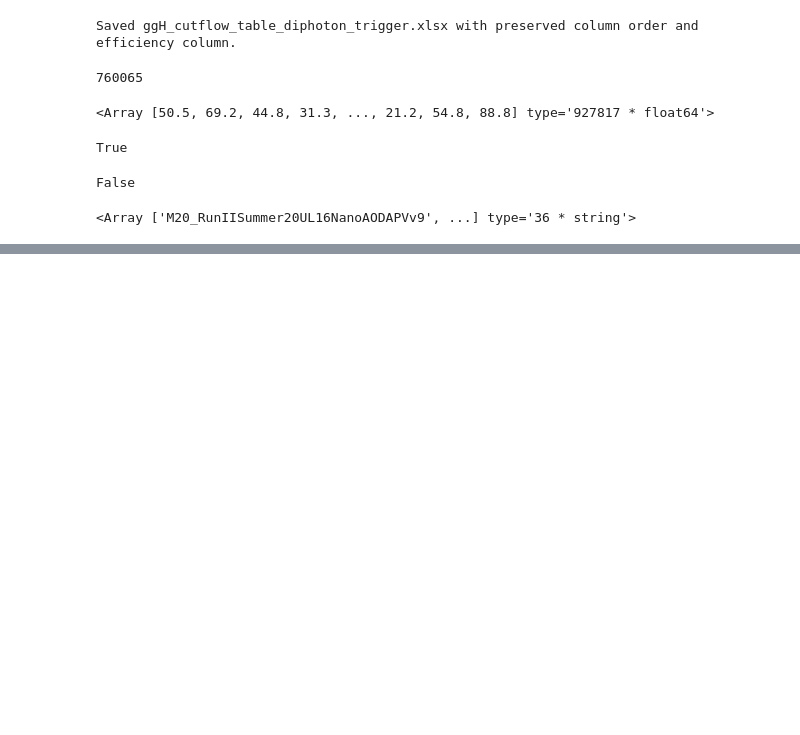
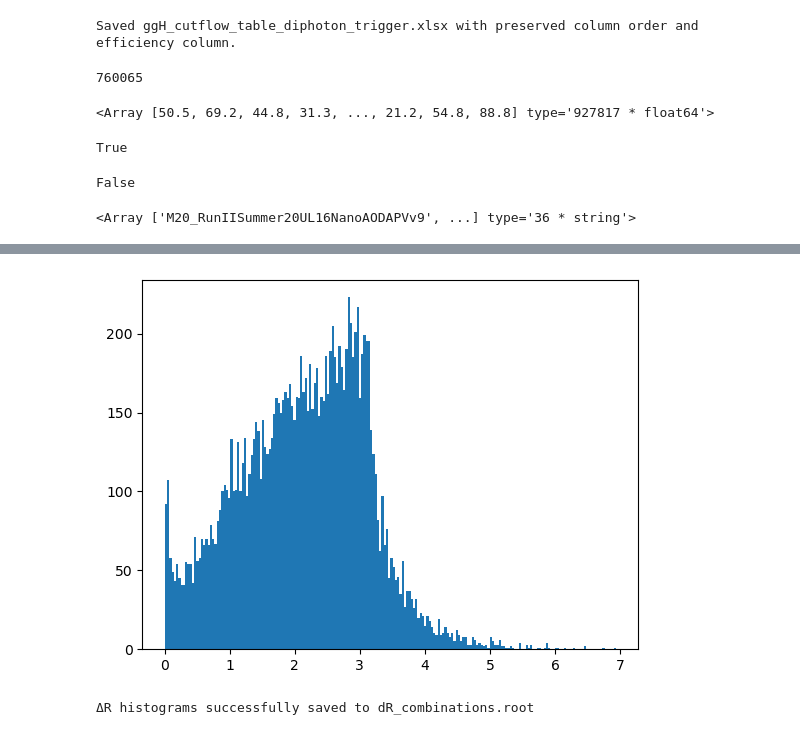
Before and after one commit to Bapi2X22/HiggsAnalysis, a Jupyter notebook: Effeciency.ipynb, the cells around one changed output, grey strips where cells are left out. Saved outputs shown, nothing was run; the diff lists cells and outputs as text; code cells hidden in the pictures; blank space fills up the shorter version.

```diff
--- a/Effeciency.ipynb
+++ b/Effeciency.ipynb
@@ -1282,0 +1926,46 @@ datasets
+# %%
+plt.hist(dR_genSublead_recoLead, bins = 200);
+# %% [output]
+[figure, added]
+# %%
+# --------------------------
+# ROOT output setup
+# --------------------------
+outFile = ROOT.TFile("dR_combinations.root", "RECREATE")
+
+# Histogram parameters
+nbins = 100
+xmin, xmax = 0.0, 5.0
+
+# --------------------------
+# Create histograms
+# --------------------------
+h_dR_genLead_recoLead = ROOT.TH1F("dR_genLead_recoLead", "#DeltaR(gen lead, reco lead);#DeltaR;Events", nbins, xmin, xmax)
+h_dR_genLead_recoSublead = ROOT.TH1F("dR_genLead_recoSublead", "#DeltaR(gen lead, reco sublead);#DeltaR;Events", nbins, xmin, xmax)
+h_dR_genSublead_recoLead = ROOT.TH1F("dR_genSublead_recoLead", "#DeltaR(gen sublead, reco lead);#DeltaR;Events", nbins, xmin, xmax)
+h_dR_genSublead_recoSublead = ROOT.TH1F("dR_genSublead_recoSublead", "#DeltaR(gen sublead, reco sublead);#DeltaR;Events", nbins, xmin, xmax)
+
+# --------------------------
+# Fill histograms
+# --------------------------
+for val in ak.flatten(dR_genLead_recoLead):
+    h_dR_genLead_recoLead.Fill(val)
+
+for val in ak.flatten(dR_genLead_recoSublead):
+    h_dR_genLead_recoSublead.Fill(val)
+
+for val in ak.flatten(dR_genSublead_recoLead):
+    h_dR_genSublead_recoLead.Fill(val)
+
+for val in ak.flatten(dR_genSublead_recoSublead):
+    h_dR_genSublead_recoSublead.Fill(val)
+
+# --------------------------
+# Write to ROOT file
+# --------------------------
+outFile.Write()
+outFile.Close()
+
+print("ΔR histograms successfully saved to dR_combinations.root")
+# %% [output]
+ΔR histograms successfully saved to dR_combinations.root
```
Also changed, not shown: parts of 68 cells of this notebook, 10 other files.
